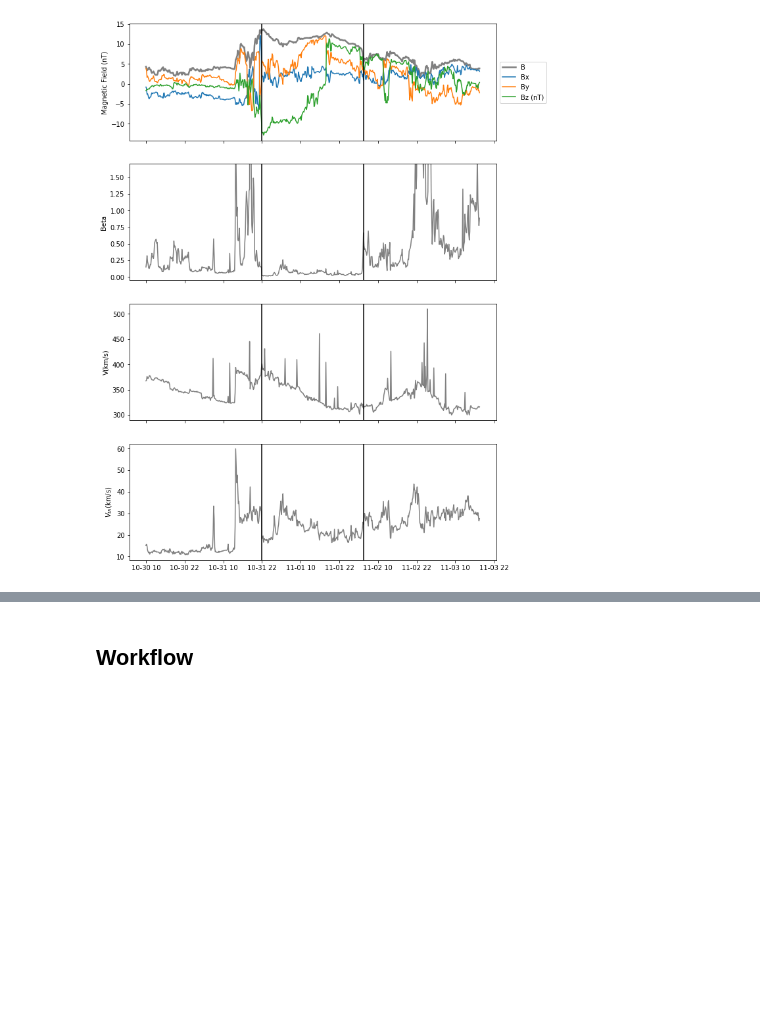
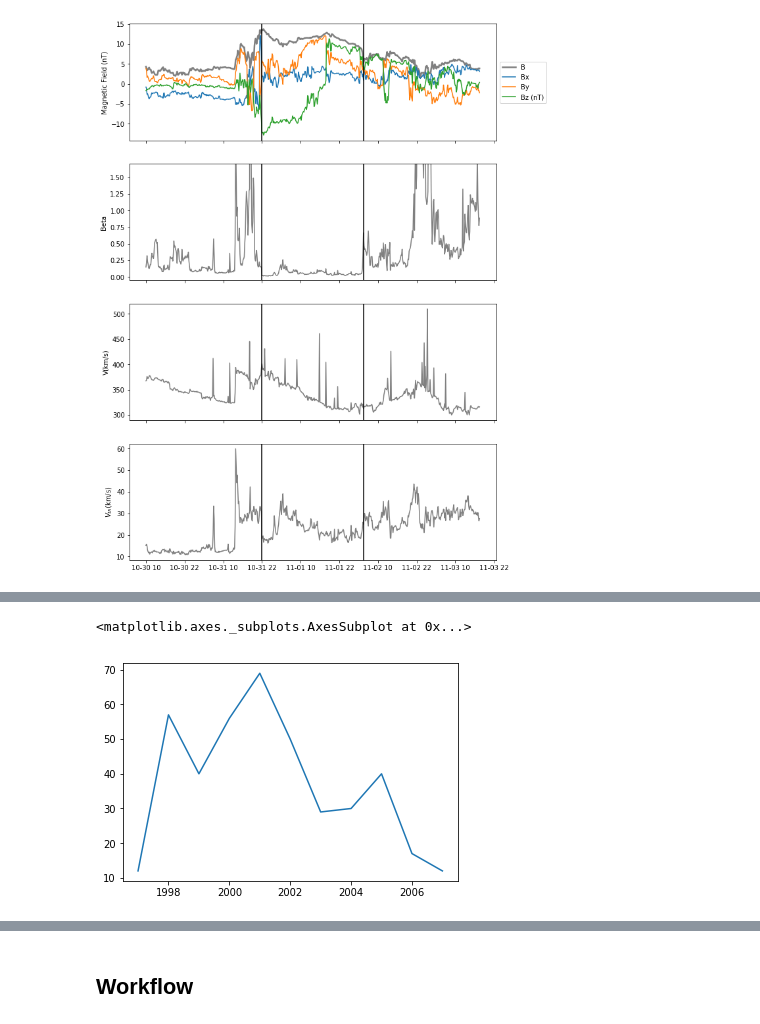
Before and after one commit to ramp-kits/solar_wind, a Jupyter notebook: solar_wind_starting_kit.ipynb, the cells around one changed output, grey strips where cells are left out. Cells and saved outputs as stored; diff of their text form; code cells hidden in the pictures; blank space fills up the shorter version.

```diff
--- a/solar_wind_starting_kit.ipynb
+++ b/solar_wind_starting_kit.ipynb
@@ -168,0 +217,7 @@ plotEvent(pd.Timestamp("2001-10-31 22:00:00"), pd.Timestamp("2001-11-02 05:30:00
+# %%
+event_starts = pd.Series([ev.begin for ev in events])
+# %%
+event_starts.groupby(event_starts.dt.year).size().plot()
+# %% [output]
+<matplotlib.axes._subplots.AxesSubplot at 0x...>
+[figure, added]
```
Also changed, not shown: parts of 67 cells of this notebook, 1 other file.
